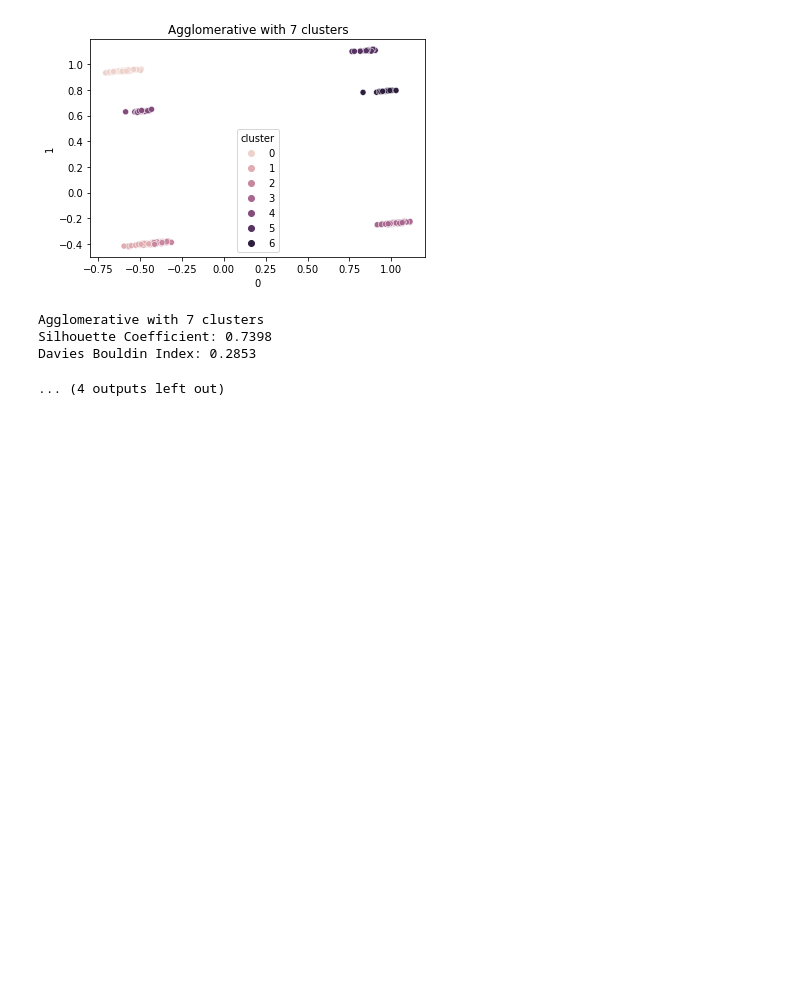
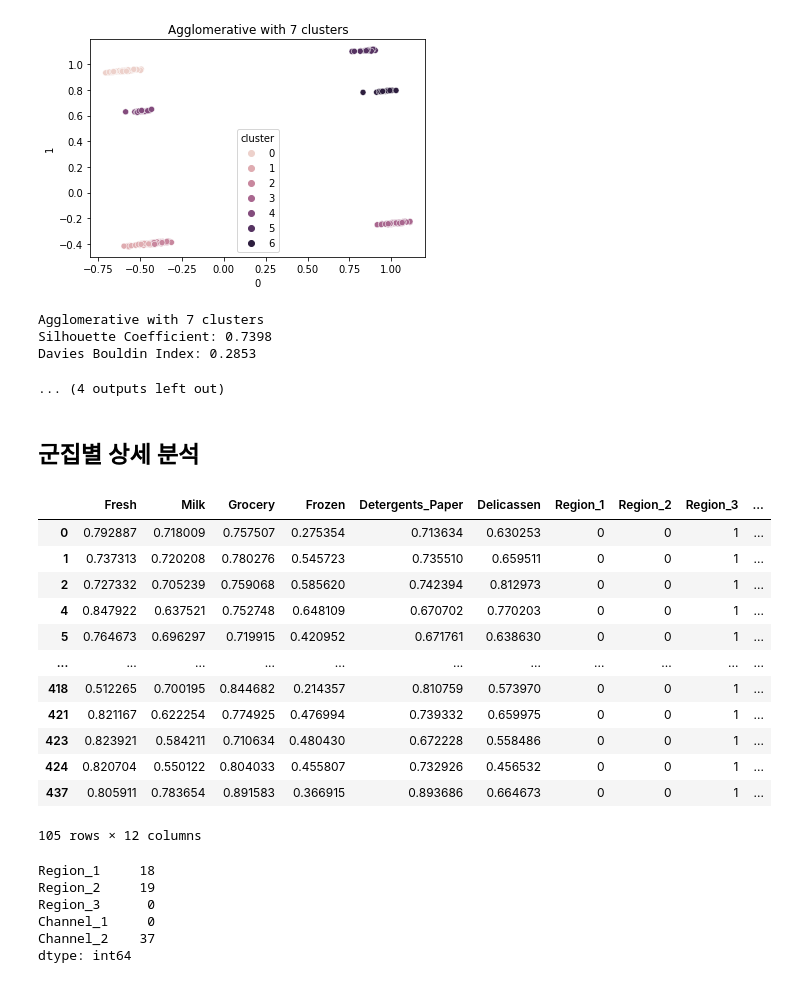
Before and after one commit to cocktail-clustering/1st-clustering, a Jupyter notebook: sales_hierarchical.ipynb, the cells around one changed output. Cells and saved outputs as stored; diff of their text form; code cells hidden in the pictures; blank space fills up the shorter version.

```diff
--- a/sales_hierarchical.ipynb
+++ b/sales_hierarchical.ipynb
@@ -487,3 +487,36 @@ Agglomerative with 7 clusters
 Silhouette Coefficient: 0.7398
 Davies Bouldin Index: 0.2853
 ... (4 outputs left out)
+# %% [markdown]
+## 군집별 상세 분석
+# %%
+agg = AgglomerativeClustering(n_clusters=5)
+cluster = agg.fit(reduced_df)
+cluster_id = pd.DataFrame(cluster.labels_)
+cluster_id.columns = ["cluster"]
+
+final = pd.DataFrame()
+final = pd.concat([ data,cluster_id],axis=1)
+# %% [output]
+|  | Fresh | Milk | Grocery | Frozen | Detergents_Paper | Delicassen | Region_1 | Region_2 | Region_3 | ... |
+| 0 | 0.792887 | 0.718009 | 0.757507 | 0.275354 | 0.713634 | 0.630253 | 0 | 0 | 1 | ... |
+| 1 | 0.737313 | 0.720208 | 0.780276 | 0.545723 | 0.735510 | 0.659511 | 0 | 0 | 1 | ... |
+| 2 | 0.727332 | 0.705239 | 0.759068 | 0.585620 | 0.742394 | 0.812973 | 0 | 0 | 1 | ... |
+| 4 | 0.847922 | 0.637521 | 0.752748 | 0.648109 | 0.670702 | 0.770203 | 0 | 0 | 1 | ... |
+| 5 | 0.764673 | 0.696297 | 0.719915 | 0.420952 | 0.671761 | 0.638630 | 0 | 0 | 1 | ... |
+| ... | ... | ... | ... | ... | ... | ... | ... | ... | ... | ... |
+| 418 | 0.512265 | 0.700195 | 0.844682 | 0.214357 | 0.810759 | 0.573970 | 0 | 0 | 1 | ... |
+| 421 | 0.821167 | 0.622254 | 0.774925 | 0.476994 | 0.739332 | 0.659975 | 0 | 0 | 1 | ... |
+| 423 | 0.823921 | 0.584211 | 0.710634 | 0.480430 | 0.672228 | 0.558486 | 0 | 0 | 1 | ... |
+| 424 | 0.820704 | 0.550122 | 0.804033 | 0.455807 | 0.732926 | 0.456532 | 0 | 0 | 1 | ... |
+| 437 | 0.805911 | 0.783654 | 0.891583 | 0.366915 | 0.893686 | 0.664673 | 0 | 0 | 1 | ... |
+105 rows × 12 columns
+# %%
+final[final["cluster"]==0].loc[:,["Region_1","Region_2","Region_3","Channel_1","Channel_2"]].sum()
+# %% [output]
+Region_1     18
+Region_2     19
+Region_3      0
+Channel_1     0
+Channel_2    37
+dtype: int64
```
Also changed, not shown: parts of 14 cells of this notebook, 1 other file.
